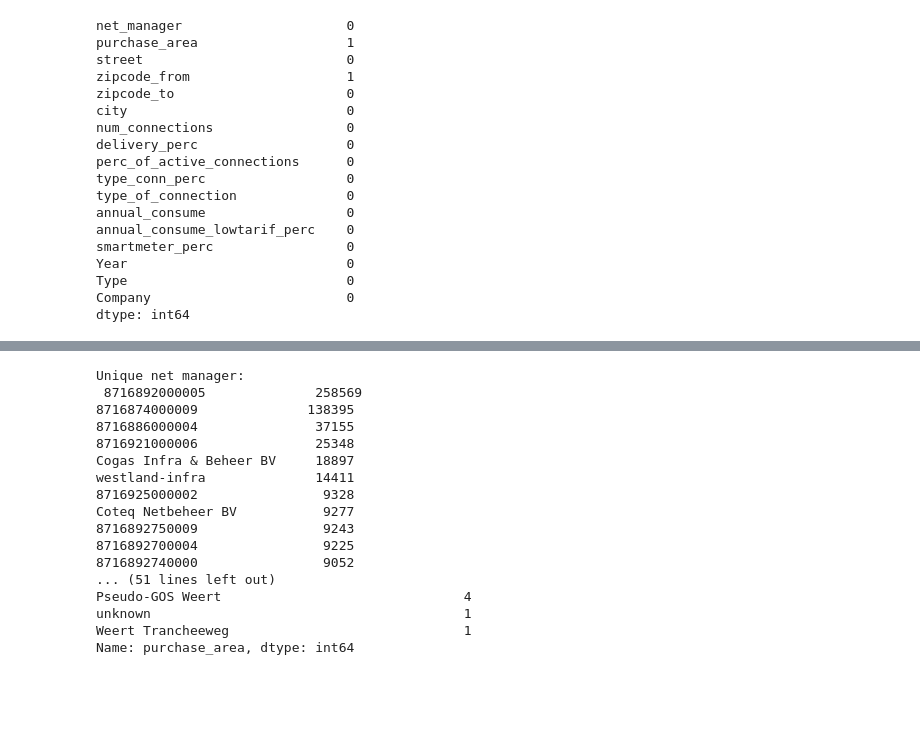
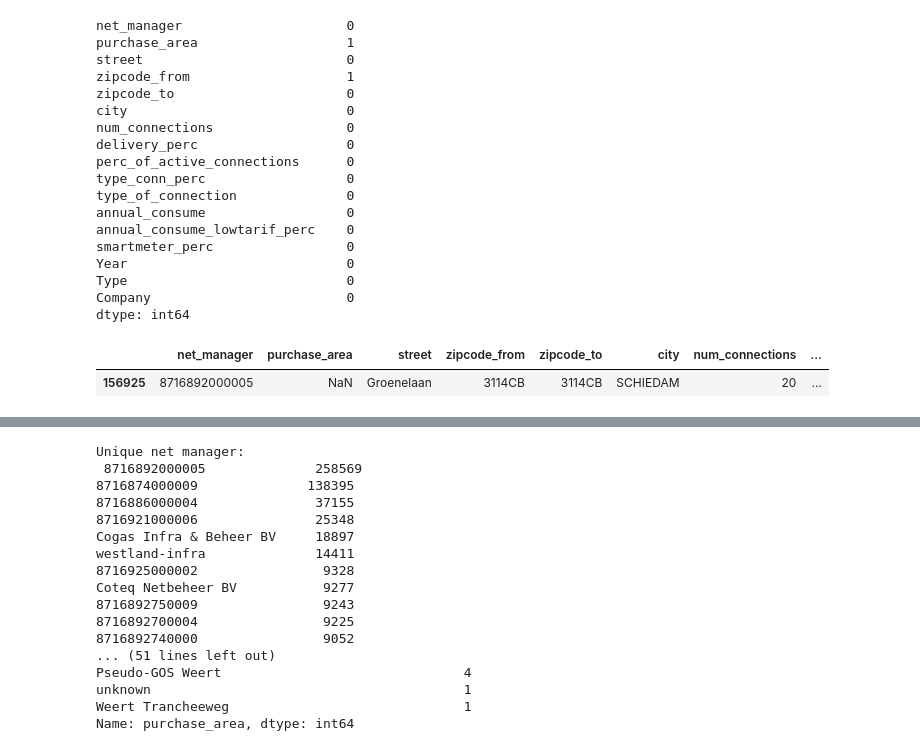
Before and after one commit to namtoptall/Netherland-EleGa-Prediction, a Jupyter notebook: Notebooks/1.MergeCleanSplit.ipynb, the cells around one changed output, grey strips where cells are left out. Cells and saved outputs as stored; diff of their text form; code cells hidden in the pictures; blank space fills up the shorter version.

```diff
--- a/Notebooks/1.MergeCleanSplit.ipynb
+++ b/Notebooks/1.MergeCleanSplit.ipynb
@@ -84,6 +84,11 @@ Year                            0
 Type                            0
 Company                         0
 dtype: int64
+# %%
+all_data[all_data['purchase_area'].isnull()]
+# %% [output]
+|  | net_manager | purchase_area | street | zipcode_from | zipcode_to | city | num_connections | ... |
+| 156925 | 8716892000005 | NaN | Groenelaan | 3114CB | 3114CB | SCHIEDAM | 20 | ... |
 # %%
 all_data[all_data['zipcode_from'].isnull()]
 # %% [output]
```
Also changed, not shown: parts of 9 cells of this notebook, 6 other files.
